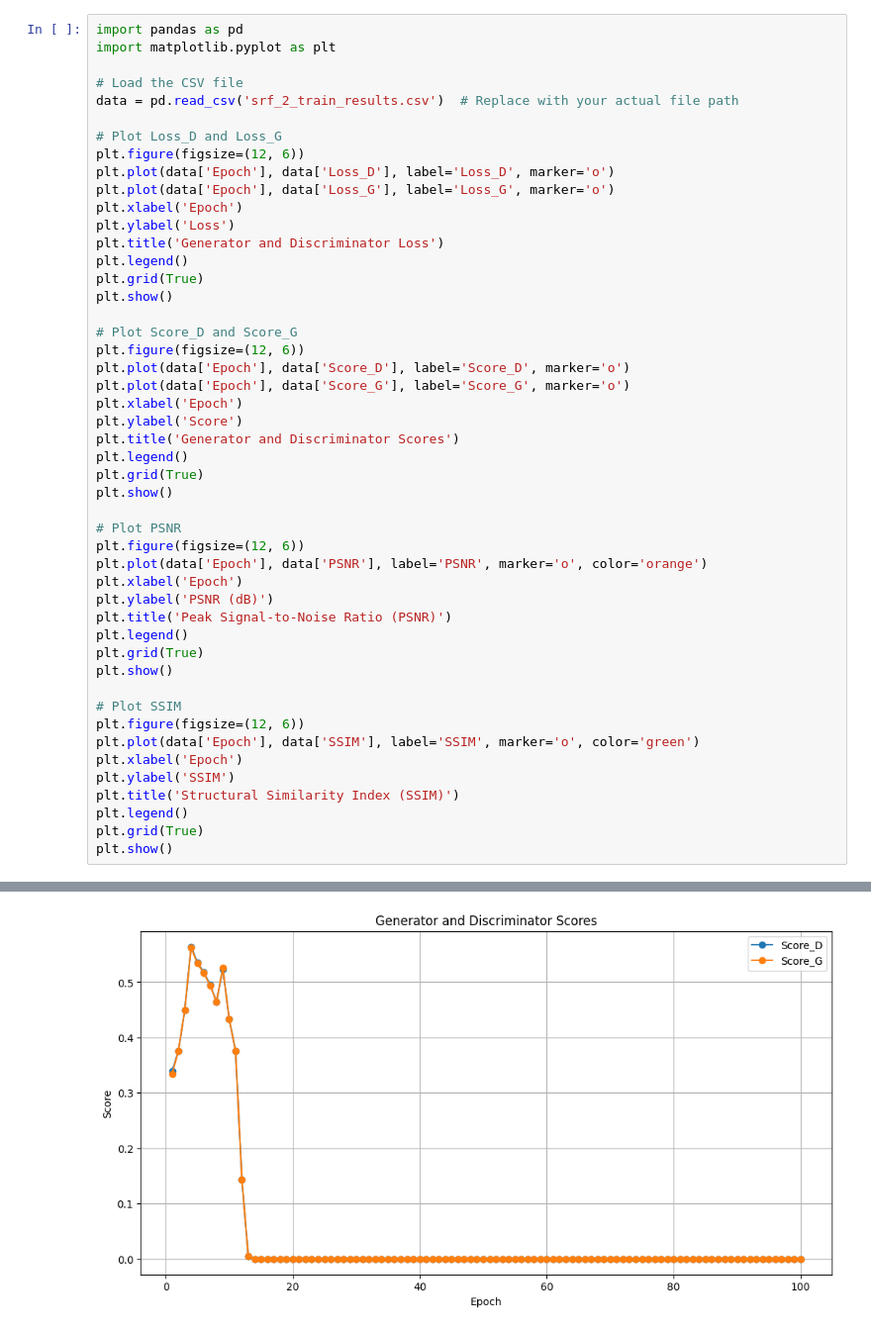
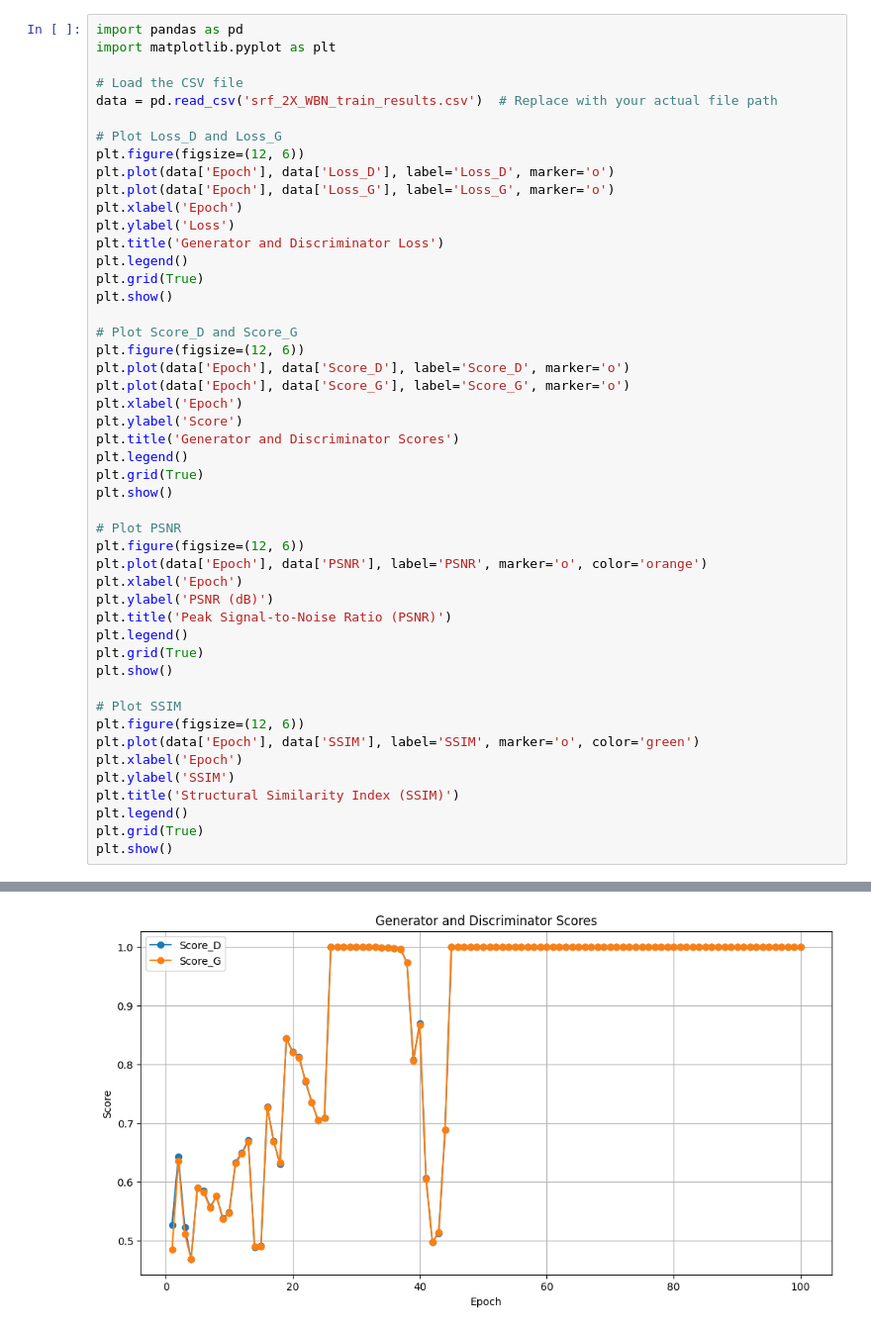
Before and after one commit to sudo-xda/SRGAN, a Jupyter notebook: statistics/plots.ipynb, the cells around one changed output, grey strips where cells are left out. Shown at 99% size. Saved outputs shown, nothing was run; the diff lists cells and outputs as text.

```diff
--- a/statistics/plots.ipynb
+++ b/statistics/plots.ipynb
@@ -3,7 +3,7 @@ import pandas as pd
 import matplotlib.pyplot as plt
 
 # Load the CSV file
-data = pd.read_csv('srf_2_train_results.csv')  # Replace with your actual file path
+data = pd.read_csv('srf_2X_WBN_train_results.csv')  # Replace with your actual file path
 
 # Plot Loss_D and Loss_G
 plt.figure(figsize=(12, 6))
@@ -51 +51 @@ plt.show()
-[figure, old version]
+[figure, new version]
```
Also changed, not shown: parts of 3 cells of this notebook, 2 other files.
